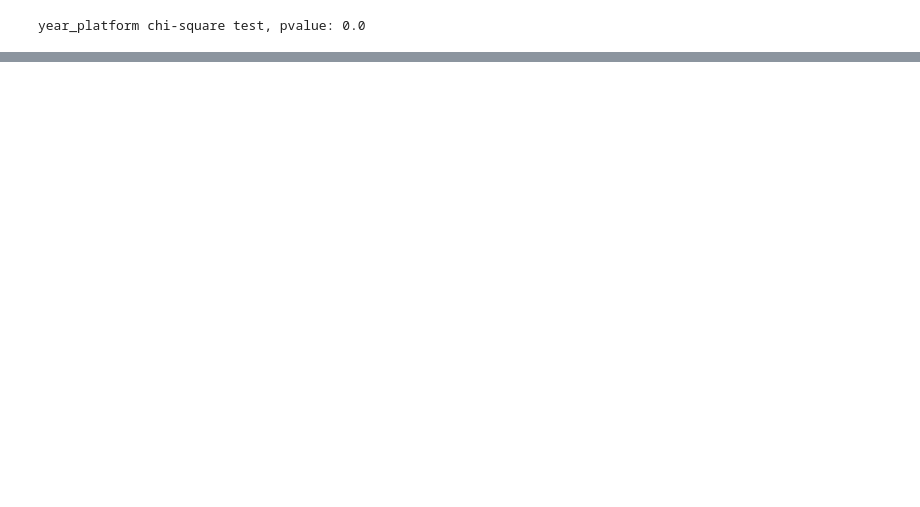
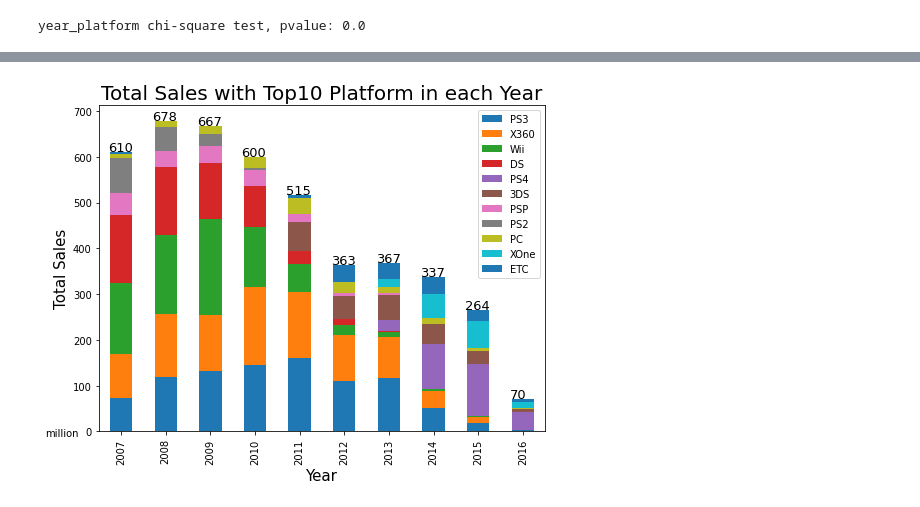
Before and after one commit to jiho-kang/Data_Analysis_Project, a Jupyter notebook: Video Game Sales/data_analysis_for_new_game_launching.ipynb, the cells around one changed output, grey strips where cells are left out. Drawn from its saved outputs; the diff is of its cells as text; code cells hidden in the pictures; blank space fills up the shorter version.

```diff
--- a/Video Game Sales/data_analysis_for_new_game_launching.ipynb
+++ b/Video Game Sales/data_analysis_for_new_game_launching.ipynb
@@ -618,0 +581,33 @@ platfrom_genre.sort_values(platfrom_genre.columns[-1],ascending=False)
+# %%
+import matplotlib.pyplot as plt
+import seaborn as sns
+
+# 최근 10년치의 자료만 가져옴
+yp_10year = year_platform.iloc[-13:-3,:-1]
+
+yp_10year_head = []
+for i in range(len(yp_10year.columns)):
+  yp_10year_head.append(yp_10year.columns[i][1])
+yp_10year.columns = yp_10year_head
+
+# 10년동안 가장 많은 platform sales를 기준으로 정렬
+yp_10year.loc['All'] = yp_10year.sum()
+yp_10year.sort_values(by='All',axis=1,ascending=False, inplace=True)
+
+yp_graph = yp_10year.iloc[:-1,:10]
+yp_graph['ETC'] = yp_10year.iloc[:-1,10:].sum(axis=1)
+
+
+yp_graph.plot.bar(stacked=True,figsize=(8,6))
+plt.title('Total Sales with Top10 Platform in each Year', fontsize=20)
+plt.xlabel('Year',fontsize = 15)
+plt.ylabel('Total Sales',fontsize=15)
+
+for i in range(len(yp_graph.index)):
+  plt.text(i-0.3,yp_graph.iloc[i,:].sum()+2,int(yp_graph.iloc[i,:].sum()), size = 13)
+
+plt.text(-1.7,-10,s='million')
+
+plt.show();
+# %% [output]
+[figure, added]
```
Also changed, not shown: parts of 26 cells of this notebook.
